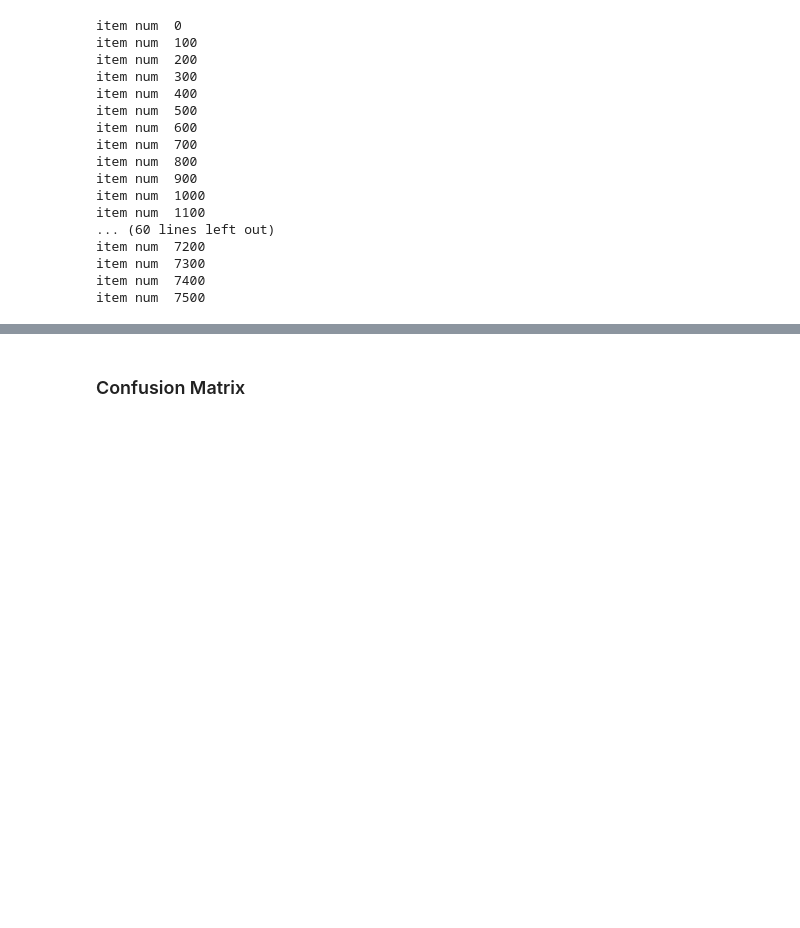
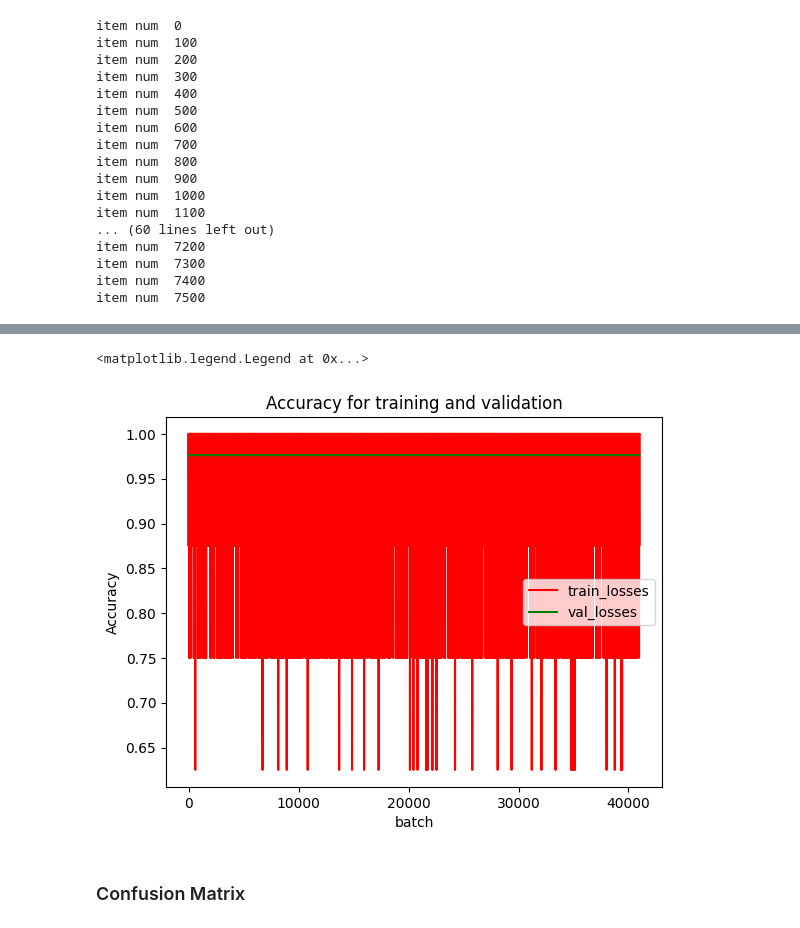
Before and after one commit to livmabj/multimodal_healthcare, a Jupyter notebook: eval.ipynb, the cells around one changed output, grey strips where cells are left out. Drawn from its saved outputs; the diff is of its cells as text; code cells hidden in the pictures; blank space fills up the shorter version.

```diff
--- a/eval.ipynb
+++ b/eval.ipynb
@@ -97,3 +132,24 @@ item num  7500
+# %%
+x = list(range(len(train_accs)))
+
+repetitions = len(train_accs) // len(val_accs)
+extended_val_accs = [element for element in val_accs for _ in range(repetitions)]
+
+remaining_elements = len(train_accs) % len(val_accs)
+if remaining_elements > 0:
+    extended_val_accs += val_accs[:remaining_elements]
+
+plt.plot(x, train_accs, color='r', label='train_losses')
+plt.plot(x, extended_val_accs, color='g', label='val_losses')
+
+plt.title('Accuracy for training and validation')
+plt.ylabel('Accuracy')
+plt.xlabel('batch')
+
+plt.legend()
+# %% [output]
+<matplotlib.legend.Legend at 0x...>
+[figure, added]
 # %% [markdown]
 ### Confusion Matrix
 # %%
```
Also changed, not shown: parts of 3 cells of this notebook.
